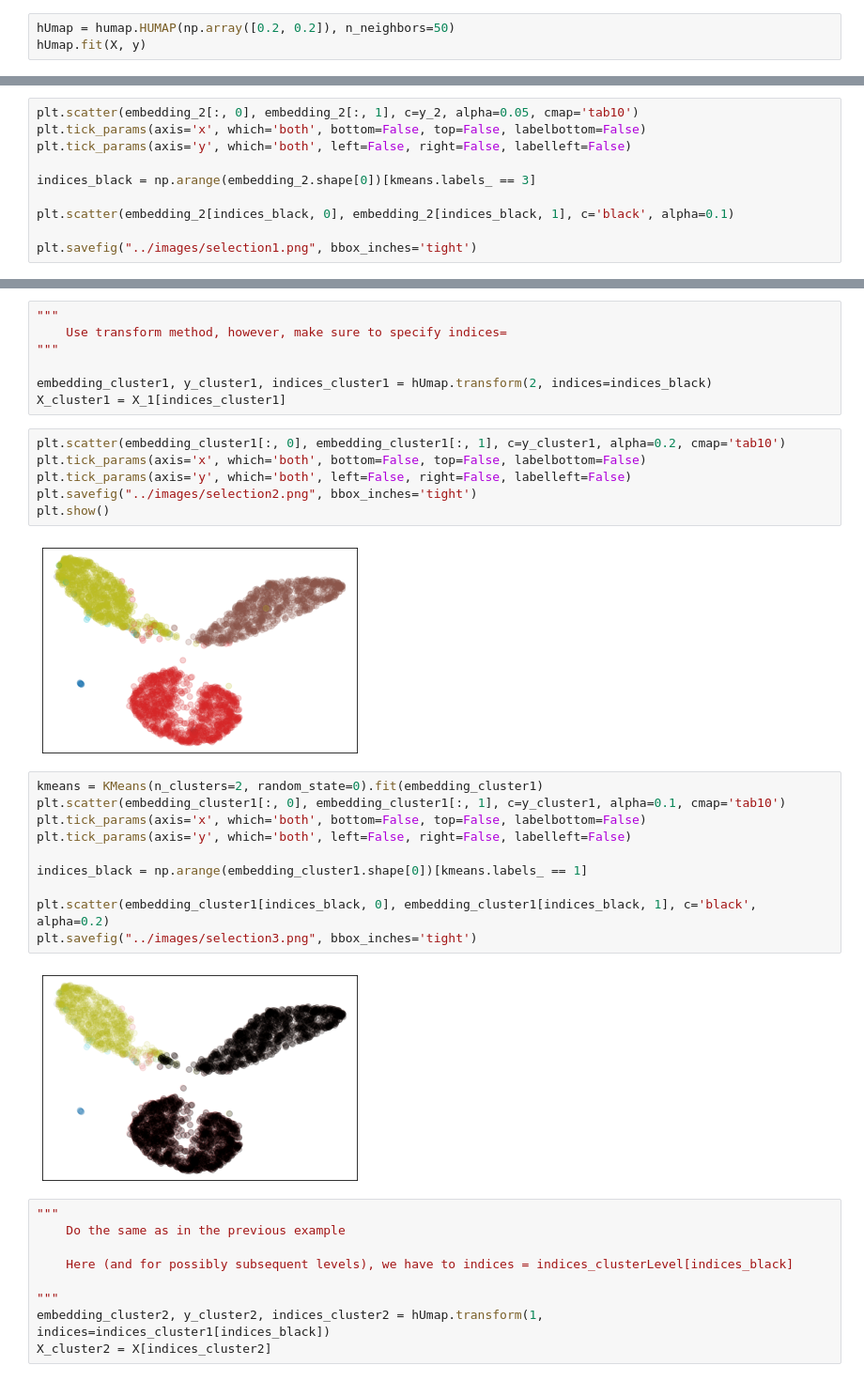
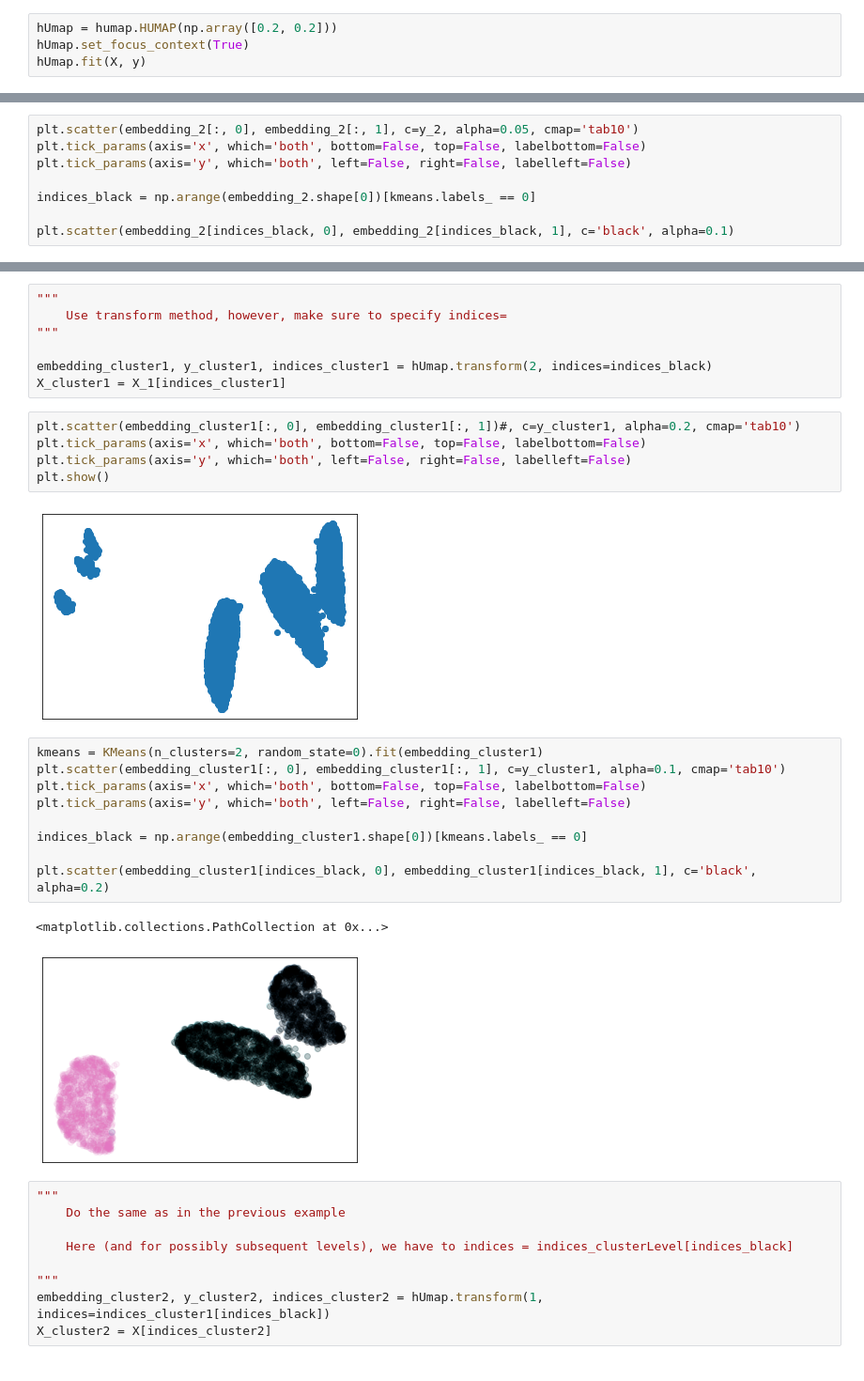
Before and after one commit to wilsonjr/humap, a Jupyter notebook: notebooks/Hierarchical-Exploration-with-HUMAP.ipynb, the cells around one changed output, grey strips where cells are left out. Shown at 94% size. Saved outputs shown, nothing was run; the diff lists cells and outputs as text.

Commit message:
Add focus+context projection

```diff
--- a/notebooks/Hierarchical-Exploration-with-HUMAP.ipynb
+++ b/notebooks/Hierarchical-Exploration-with-HUMAP.ipynb
@@ -20,7 +20,8 @@ print(X.shape, y.shape)
 # %% [output]
 (70000, 784) (70000,)
 # %%
-hUmap = humap.HUMAP(np.array([0.2, 0.2]), n_neighbors=50)
+hUmap = humap.HUMAP(np.array([0.2, 0.2]))
+hUmap.set_focus_context(True)
 hUmap.fit(X, y)
 # %%
 X_2 = X[hUmap.original_indices(2), :]
@@ -84,9 +84,7 @@ plt.scatter(embedding_2[:, 0], embedding_2[:, 1], c=y_2, alpha=0.05, cmap='tab10
 plt.tick_params(axis='x', which='both', bottom=False, top=False, labelbottom=False)
 plt.tick_params(axis='y', which='both', left=False, right=False, labelleft=False)
 
-indices_black = np.arange(embedding_2.shape[0])[kmeans.labels_ == 3]
+indices_black = np.arange(embedding_2.shape[0])[kmeans.labels_ == 0]
 
 plt.scatter(embedding_2[indices_black, 0], embedding_2[indices_black, 1], c='black', alpha=0.1)
-
-plt.savefig("../images/selection1.png", bbox_inches='tight')
 # %% [output]
@@ -99,25 +98,24 @@ plt.savefig("../images/selection1.png", bbox_inches='tight')
 embedding_cluster1, y_cluster1, indices_cluster1 = hUmap.transform(2, indices=indices_black)
 X_cluster1 = X_1[indices_cluster1]
 # %%
-plt.scatter(embedding_cluster1[:, 0], embedding_cluster1[:, 1], c=y_cluster1, alpha=0.2, cmap='tab10')
+plt.scatter(embedding_cluster1[:, 0], embedding_cluster1[:, 1])#, c=y_cluster1, alpha=0.2, cmap='tab10')
 plt.tick_params(axis='x', which='both', bottom=False, top=False, labelbottom=False)
 plt.tick_params(axis='y', which='both', left=False, right=False, labelleft=False)
-plt.savefig("../images/selection2.png", bbox_inches='tight')
 plt.show()
 # %% [output]
-[figure, old version]
+[figure, new version]
 # %%
 kmeans = KMeans(n_clusters=2, random_state=0).fit(embedding_cluster1)
 plt.scatter(embedding_cluster1[:, 0], embedding_cluster1[:, 1], c=y_cluster1, alpha=0.1, cmap='tab10')
 plt.tick_params(axis='x', which='both', bottom=False, top=False, labelbottom=False)
 plt.tick_params(axis='y', which='both', left=False, right=False, labelleft=False)
 
-indices_black = np.arange(embedding_cluster1.shape[0])[kmeans.labels_ == 1]
+indices_black = np.arange(embedding_cluster1.shape[0])[kmeans.labels_ == 0]
 
 plt.scatter(embedding_cluster1[indices_black, 0], embedding_cluster1[indices_black, 1], c='black', alpha=0.2)
-plt.savefig("../images/selection3.png", bbox_inches='tight')
 # %% [output]
+<matplotlib.collections.PathCollection at 0x...>
-[figure, old version]
+[figure, new version]
 # %%
 """
     Do the same as in the previous example
```
Also changed, not shown: parts of 6 cells of this notebook, 4 other files.
